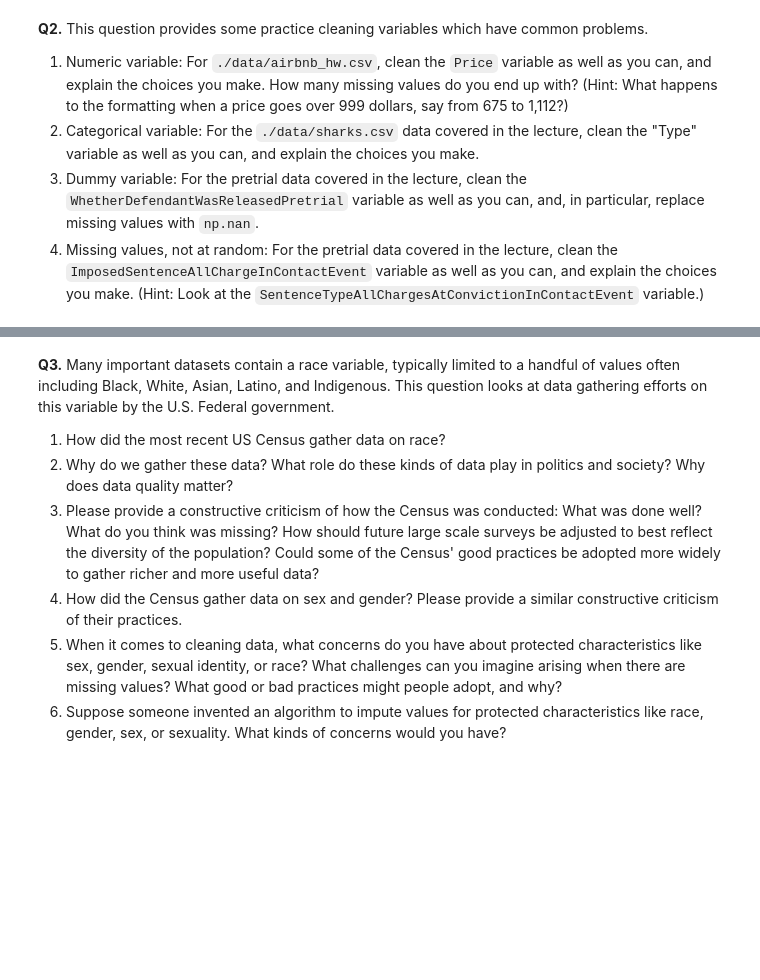
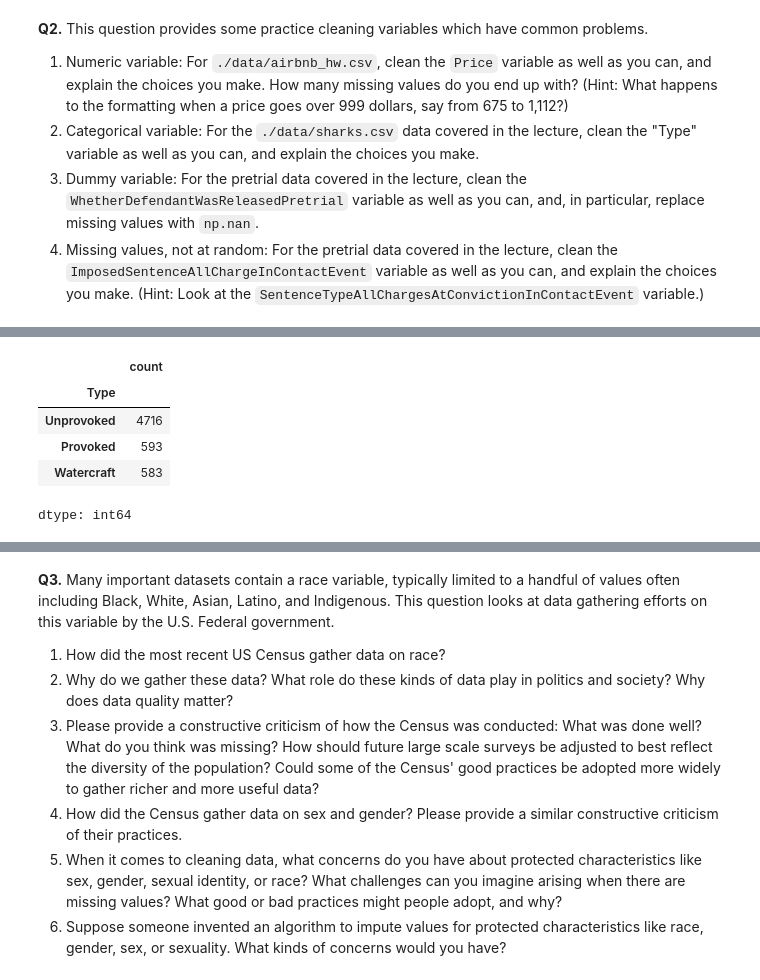
Before and after one commit to CelestineNguyen/DS3001_wrangling, a Jupyter notebook: assignment/assignment.ipynb, the cells around one changed output, grey strips where cells are left out. Cells and saved outputs as stored; diff of their text form; code cells hidden in the pictures; blank space fills up the shorter version.

```diff
--- a/assignment/assignment.ipynb
+++ b/assignment/assignment.ipynb
@@ -47,0 +115,20 @@ The data in table 4 is messy since the column headers show the income values, bu
+# %%
+type = df['Type']
+
+type = type.replace(['Sea Disaster', 'Boat','Boating','Boatomg'],'Watercraft')
+type.value_counts()
+
+type = type.replace(['Invalid', 'Questionable','Unconfirmed','Unverified','Under investigation'],np.nan) # All unclean values
+type.value_counts()
+
+df['Type'] = type # Replace the 'Type' variable with the cleaned version
+del type # Delete the temporary vector
+
+df['Type'].value_counts()
+# %% [output]
+|  | count |
+| Type |  |
+| Unprovoked | 4716 |
+| Provoked | 593 |
+| Watercraft | 583 |
+dtype: int64
```
Also changed, not shown: parts of 14 cells of this notebook.
